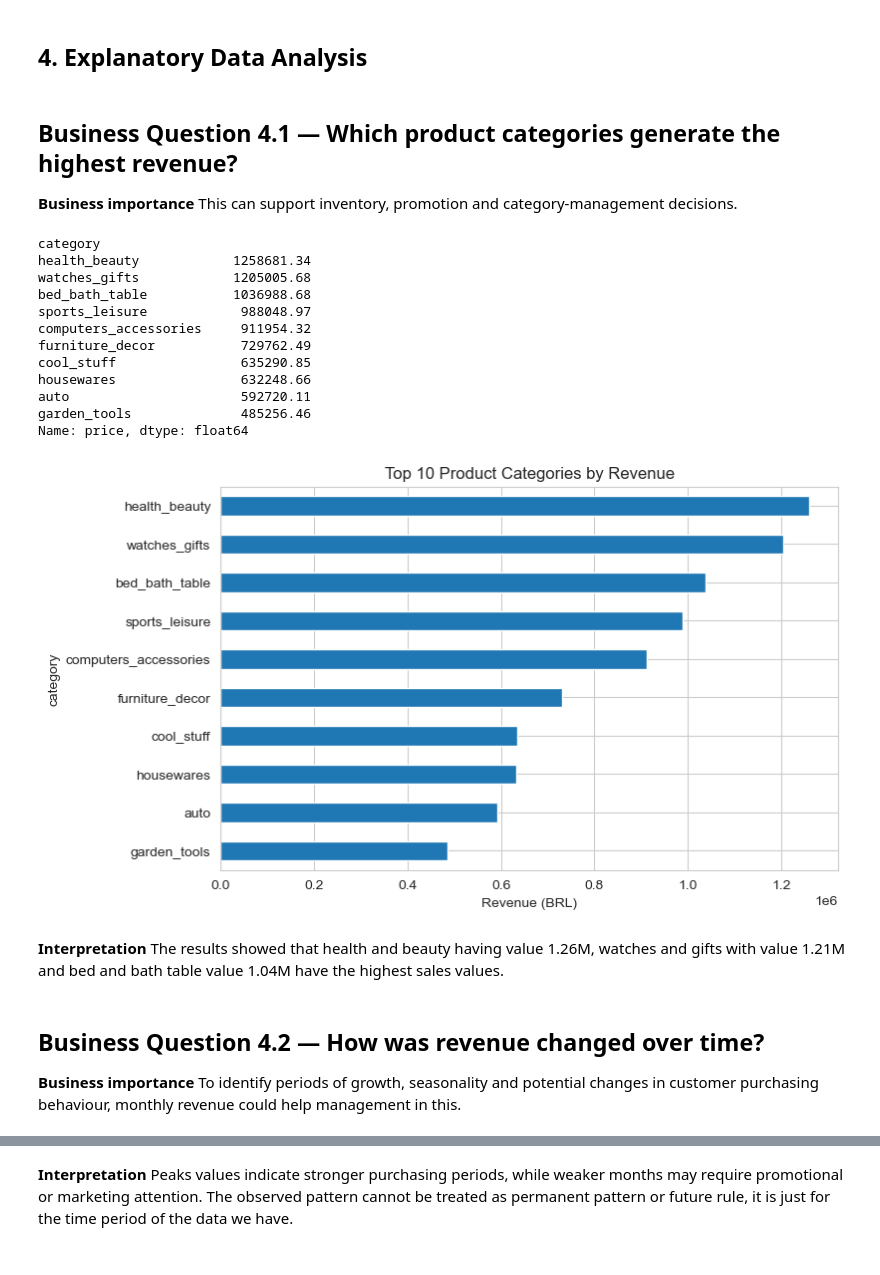
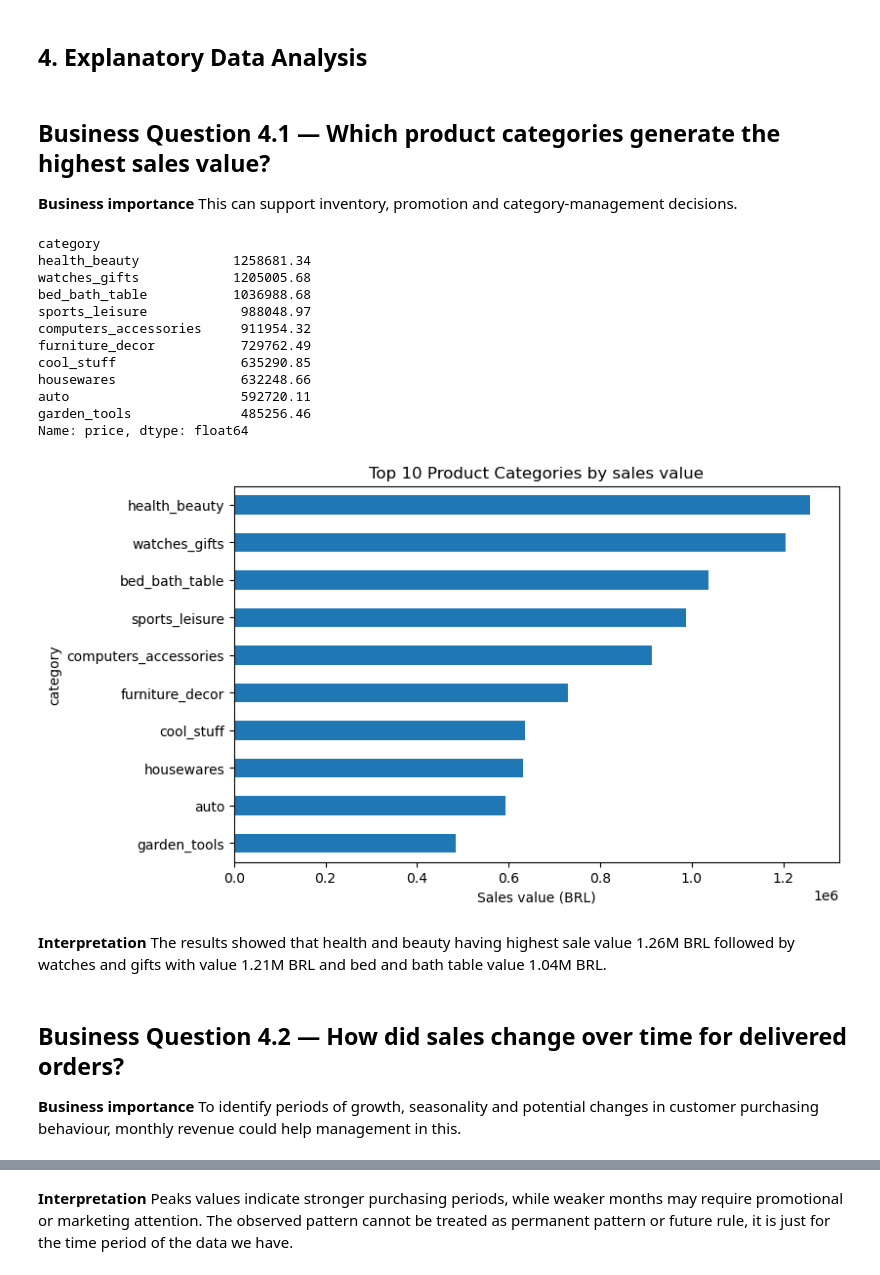
Before and after one commit to deepak324/e_commerce, a Jupyter notebook: AI_App_Assignment.ipynb, the cells around one changed output, grey strips where cells are left out. Cells and saved outputs as stored; diff of their text form; code cells hidden in the pictures.

```diff
--- a/AI_App_Assignment.ipynb
+++ b/AI_App_Assignment.ipynb
@@ -216,12 +219,12 @@ dtype: int64
 # %% [markdown]
 ## 4. Explanatory Data Analysis
 # %% [markdown]
-## Business Question 4.1  — Which product categories generate the highest revenue?
+## Business Question 4.1  — Which product categories generate the highest sales value?
 
 **Business importance**
 This can support inventory, promotion and category-management decisions.
 # %%
-# Dataset for sales/revenue analysis – includes all order statuses
+# Dataset for sales analysis – includes all order statuses
 sales_df = items.merge(
     orders[["order_id", "customer_id", "order_purchase_timestamp", "order_status"]],
     on="order_id",
@@ -234,42 +237,42 @@ sales_df = sales_df.merge(
     on="product_id",
     how="left"
 )
 
 sales_df["category"] = sales_df["category"].fillna("Unknown")
 
-# Top 10 categories by product revenue (price only)
+# Top 10 categories by sale value
 category_revenue = (
     sales_df.groupby("category")["price"]
     .sum()
     .sort_values(ascending=False)
     .head(10)
 )
 
 print(category_revenue)
 
 category_revenue.sort_values().plot(kind="barh", figsize=(8,5))
-plot.title("Top 10 Product Categories by Revenue")
-plot.xlabel("Revenue (BRL)")
+plot.title("Top 10 Product Categories by sales value")
+plot.xlabel("Sales value (BRL)")
 plot.show()
 # %% [output]
 category
 health_beauty            1258681.34
 watches_gifts            1205005.68
 bed_bath_table           1036988.68
 sports_leisure            988048.97
 computers_accessories     911954.32
 furniture_decor           729762.49
 cool_stuff                635290.85
 housewares                632248.66
 auto                      592720.11
 garden_tools              485256.46
 Name: price, dtype: float64
-[figure, old version]
+[figure, new version]
 # %% [markdown]
 **Interpretation**
-The results showed that health and beauty having value 1.26M, watches and gifts with value 1.21M and bed and bath table value 1.04M  have the highest sales values.
+The results showed that health and beauty having highest sale value 1.26M BRL followed by watches and gifts with value 1.21M BRL and bed and bath table value 1.04M BRL.
 # %% [markdown]
-## Business Question 4.2 — How was revenue changed over time?
+## Business Question 4.2 — How did sales change over time for delivered orders?
 
 **Business importance**
 To identify periods of growth, seasonality and potential changes in customer purchasing behaviour, monthly revenue could help management in this.
```
Also changed, not shown: parts of 32 cells of this notebook, 1 other file.
